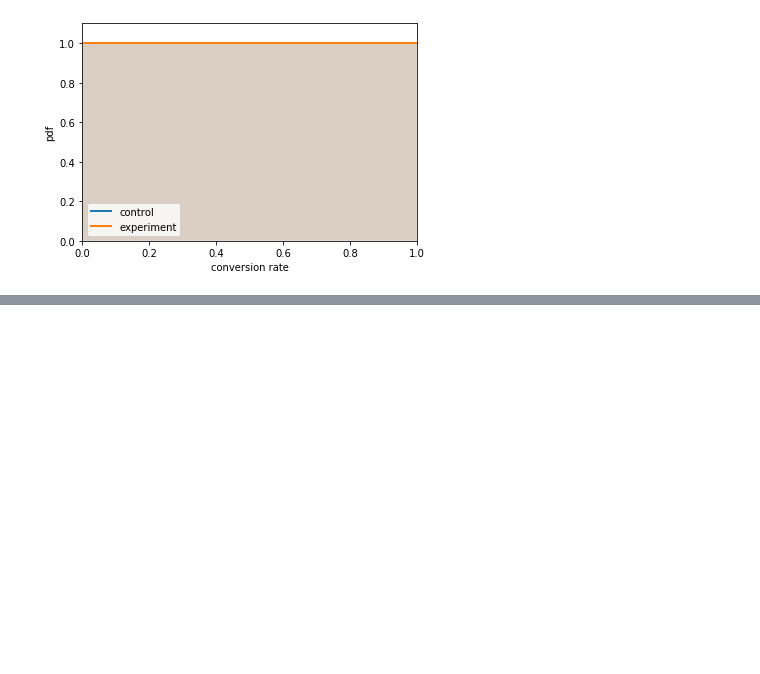
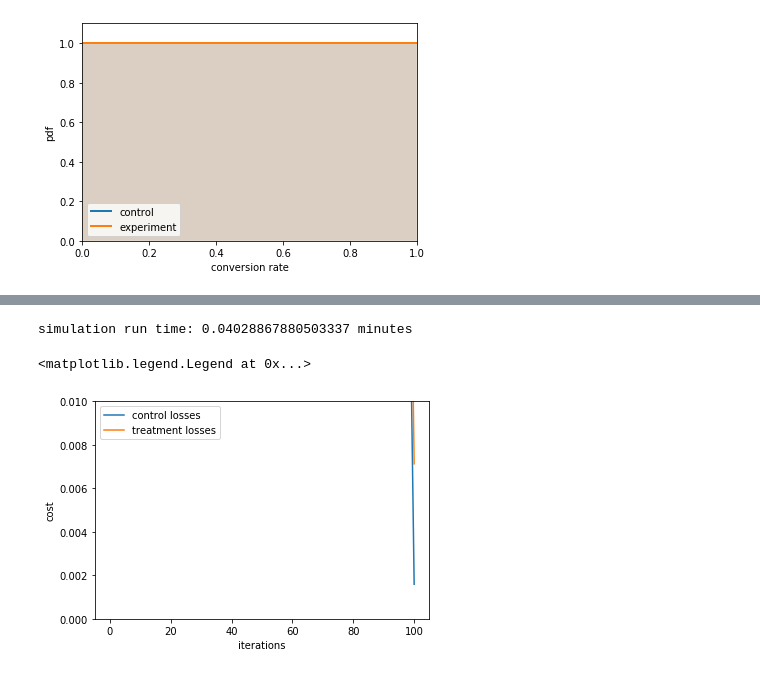
Before and after one commit to prateekpuri01/Bayesian_AB_testing, a Jupyter notebook: Bayesian AB Testing.ipynb, the cells around one changed output, grey strips where cells are left out. Saved outputs shown, nothing was run; the diff lists cells and outputs as text; code cells hidden in the pictures; blank space fills up the shorter version.

Commit message:
updated notebook with tweaks to experiment class

```diff
--- a/Bayesian AB Testing.ipynb
+++ b/Bayesian AB Testing.ipynb
@@ -85,7 +85,7 @@ class beta_distribution:
 
         self.rv=beta(self.beta_a,self.beta_b)
 
-        return 0
+        return exp_result
 
     def gen_pdf_array(self,X):
         return self.rv.pdf(X)
@@ -240,7 +252,22 @@ testExp.declare_winner()
+# %%
+import time
+
+testExp=Experiment(-.005,.02,.0001)
+start_time=time.time()
+testExp.declare_winner()
+stop_time=time.time()
+
+print('simulation run time: {} minutes'.format((stop_time-start_time)/60))
+# %% [output]
+simulation run time: 0.04028867880503337 minutes
 # %%
 plt.figure()
-plt.plot(testExp.control_losses,label='control losses')
-plt.plot(testExp.treatment_losses,label='treatment losses')
+plt.plot([100*i for i in range(len(testExp.control_losses))],testExp.control_losses,label='control losses')
+plt.plot([100*i for i in range(len(testExp.control_losses))],testExp.treatment_losses,label='treatment losses')
 plt.xlabel('iterations')
 plt.ylabel('cost')
+plt.ylim(0,10**-2)
 plt.legend()
+# %% [output]
+<matplotlib.legend.Legend at 0x...>
+[figure, added]
```
Also changed, not shown: parts of 3 cells of this notebook.
